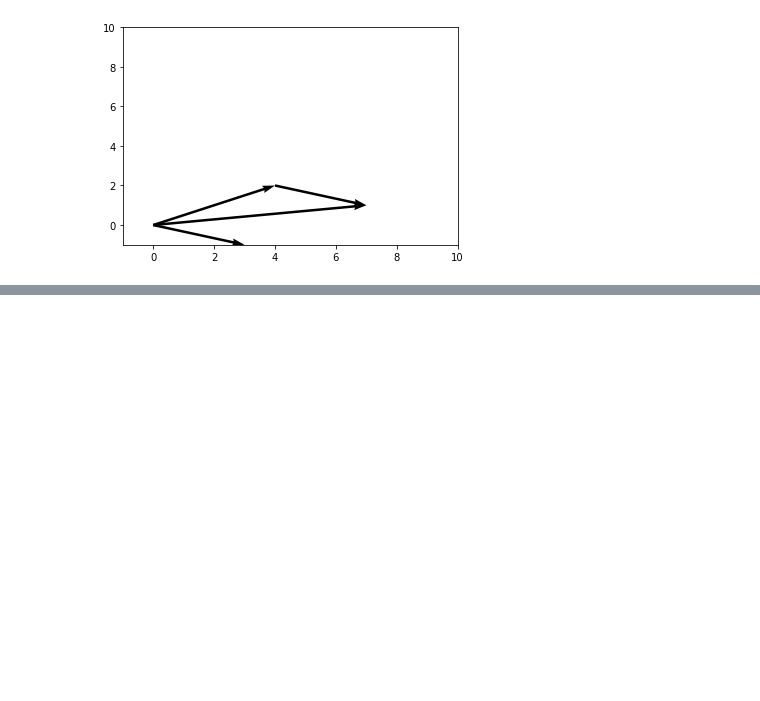
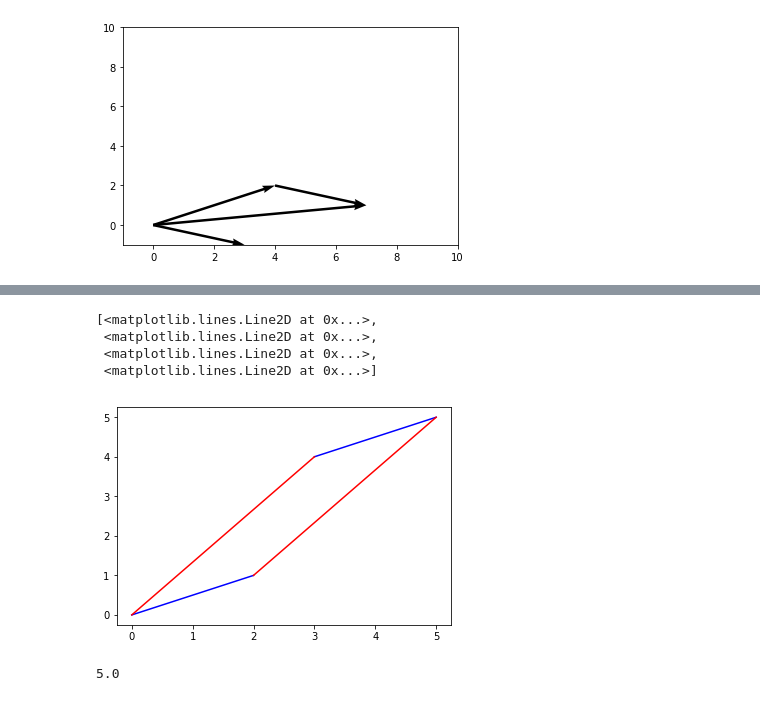
Before and after one commit to TerenceLiu98/Undergraduate-in-Statistics, a Jupyter notebook: Use PY in Linear Algebra.ipynb, the cells around one changed output, grey strips where cells are left out. Drawn from its saved outputs; the diff is of its cells as text; code cells hidden in the pictures; blank space fills up the shorter version.

Commit message:
upload the 'determinant'

```diff
--- a/Use PY in Linear Algebra.ipynb
+++ b/Use PY in Linear Algebra.ipynb
@@ -414,0 +424,19 @@ y
+# %%
+import numpy as np
+import matplotlib.pyplot as plt
+from pylab import *
+
+plt.plot([0,2],[0,1],'blue',[3,5],[4,5],'blue',[0,3],[0,4],'red',[2,5],[1,5],'red')
+# %% [output]
+[<matplotlib.lines.Line2D at 0x...>,
+ <matplotlib.lines.Line2D at 0x...>,
+ <matplotlib.lines.Line2D at 0x...>,
+ <matplotlib.lines.Line2D at 0x...>]
+[figure, added]
+# %%
+import numpy as np
+
+a = np.matrix([[2,1],[3,4]])
+print(np.linalg.det(a))# print the determinant of matrix M1
+# %% [output]
+5.0
```
Also changed, not shown: parts of 13 cells of this notebook.
